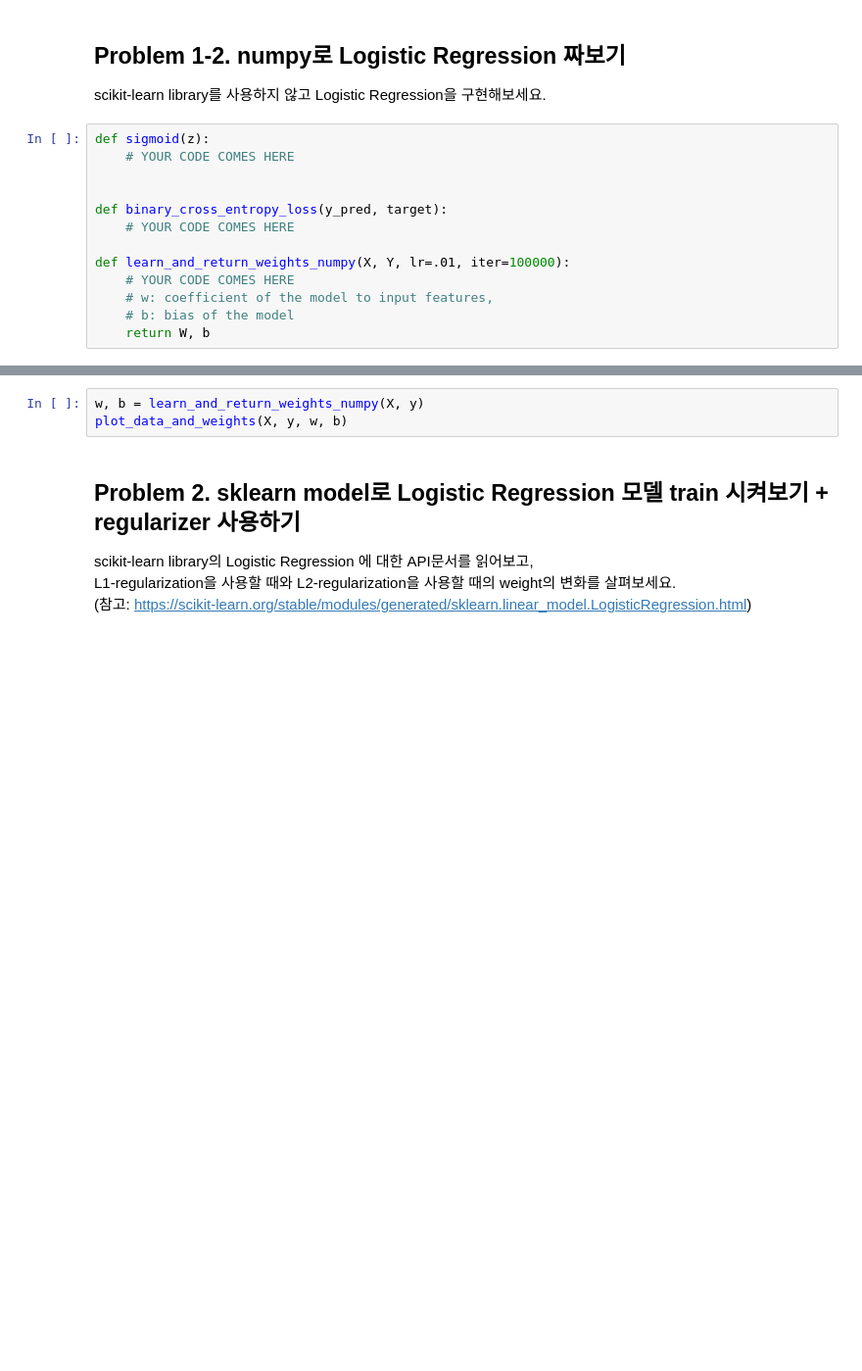
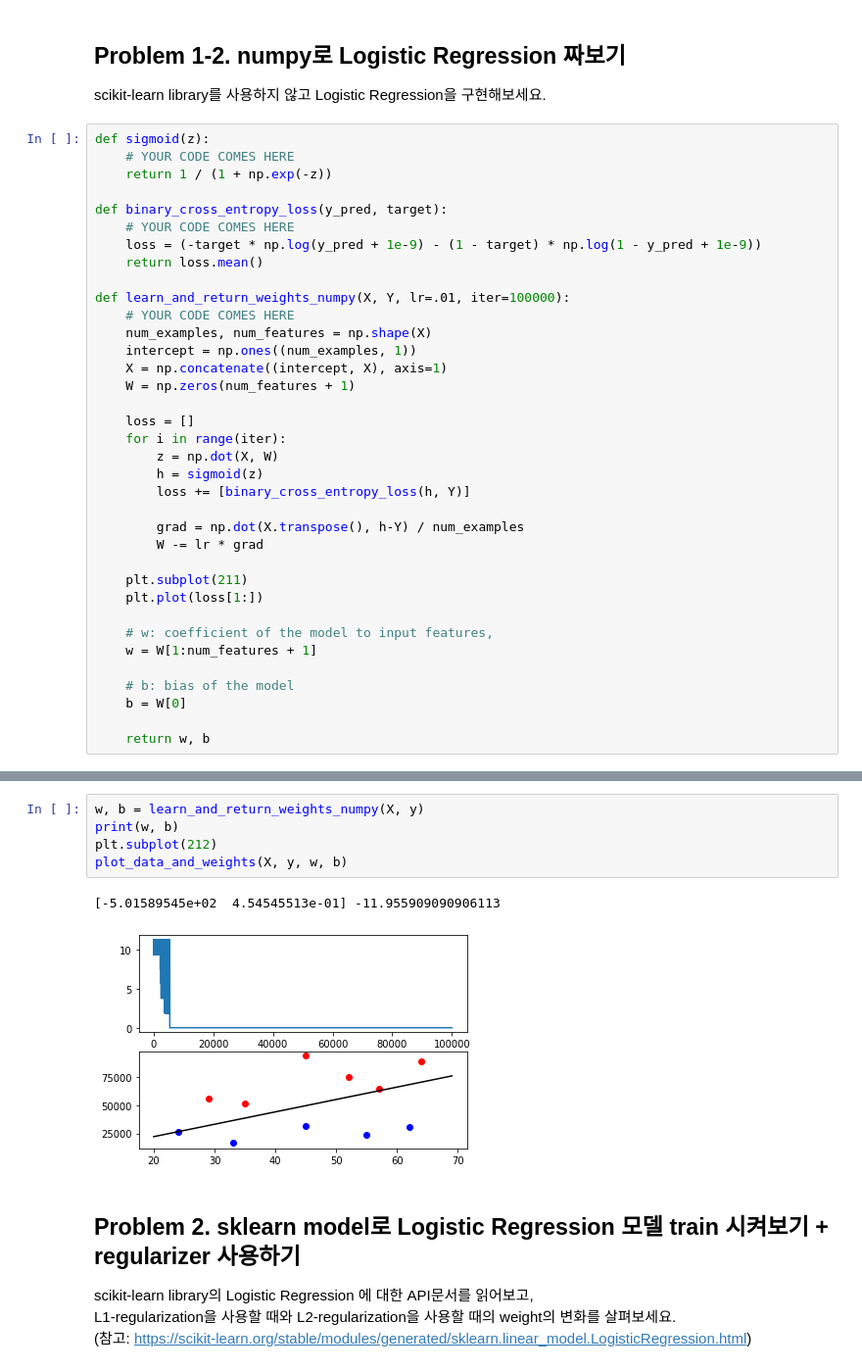
Before and after one commit to lucetre-snu/20s-machine-learning, a Jupyter notebook: Assignment1/AS1-Logistic_Regression.ipynb, the cells around one changed output, grey strips where cells are left out. Shown at 98% size. Saved outputs shown, nothing was run; the diff lists cells and outputs as text; blank space fills up the shorter version.

```diff
--- a/Assignment1/AS1-Logistic_Regression.ipynb
+++ b/Assignment1/AS1-Logistic_Regression.ipynb
@@ -58,13 +61,36 @@ scikit-learn library를 사용하지 않고 Logistic Regression을 구현해보
 # %%
 def sigmoid(z):
     # YOUR CODE COMES HERE
-
+    return 1 / (1 + np.exp(-z))
 
 def binary_cross_entropy_loss(y_pred, target):
     # YOUR CODE COMES HERE
+    loss = (-target * np.log(y_pred + 1e-9) - (1 - target) * np.log(1 - y_pred + 1e-9))
+    return loss.mean()
 
 def learn_and_return_weights_numpy(X, Y, lr=.01, iter=100000):
     # YOUR CODE COMES HERE
+    num_examples, num_features = np.shape(X)
+    intercept = np.ones((num_examples, 1))
+    X = np.concatenate((intercept, X), axis=1)
+    W = np.zeros(num_features + 1)
+
+    loss = []
+    for i in range(iter):
+        z = np.dot(X, W)
+        h = sigmoid(z)
+        loss += [binary_cross_entropy_loss(h, Y)]
+
+        grad = np.dot(X.transpose(), h-Y) / num_examples
+        W -= lr * grad
+
+    plt.subplot(211)
+    plt.plot(loss[1:])
+
     # w: coefficient of the model to input features,
+    w = W[1:num_features + 1]
+
     # b: bias of the model
-    return W, b
+    b = W[0]
+
+    return w, b
@@ -71,6 +116,11 @@ def learn_and_return_weights_numpy(X, Y, lr=.01, iter=100000):
 # %%
 w, b = learn_and_return_weights_numpy(X, y)
+print(w, b)
+plt.subplot(212)
 plot_data_and_weights(X, y, w, b)
+# %% [output]
+[-5.01589545e+02  4.54545513e-01] -11.955909090906113
+[figure, added]
 # %% [markdown]
 ## Problem 2. sklearn model로 Logistic Regression 모델 train 시켜보기 + regularizer 사용하기
 scikit-learn library의 Logistic Regression 에 대한 API문서를 읽어보고,<br>
```
Also changed, not shown: parts of 6 cells of this notebook.
